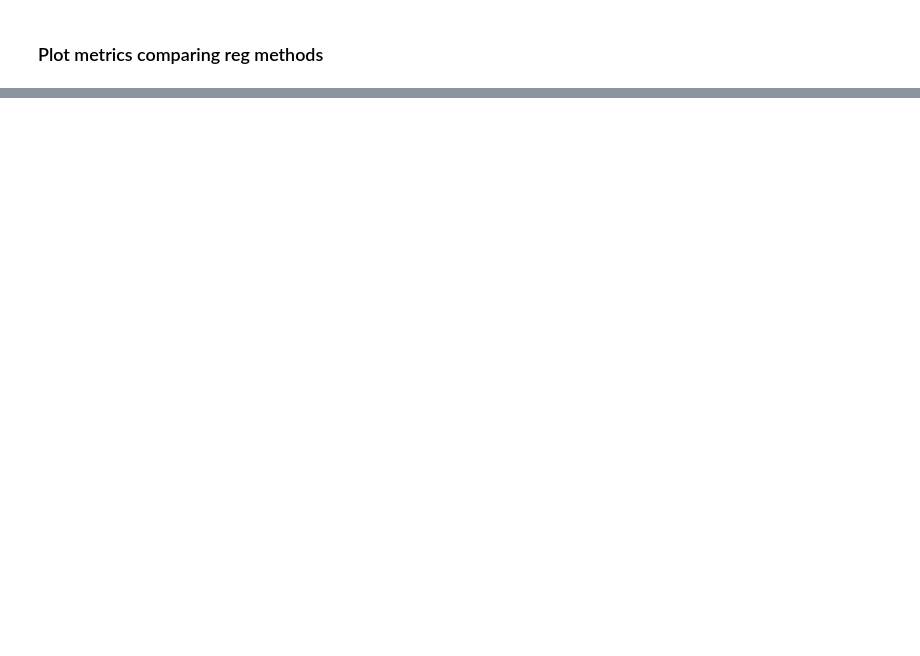
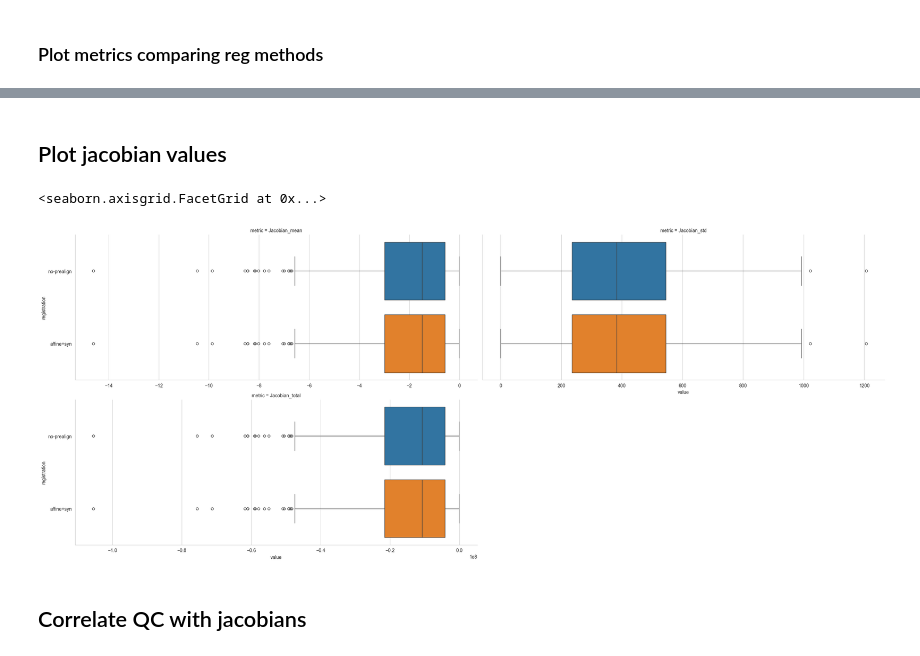
Before and after one commit to nikhil153/nipoppy-dmri-freewater, a Jupyter notebook: plot_diff_metrics.ipynb, the cells around one changed output, grey strips where cells are left out. Cells and saved outputs as stored; diff of their text form; code cells hidden in the pictures; blank space fills up the shorter version.

```diff
--- a/plot_diff_metrics.ipynb
+++ b/plot_diff_metrics.ipynb
@@ -62,0 +151,18 @@ for i, ax in enumerate(axes.flatten()):
+# %% [markdown]
+## Plot jacobian values
+# %%
+sns.set_style("whitegrid")
+
+jacobian_param_list = ["Jacobian_mean","Jacobian_std","Jacobian_total"]
+
+# melt
+plot_df = qc_df.melt(id_vars=["participant_id","registration"], value_vars=jacobian_param_list,
+                      var_name="metric", value_name="value")
+
+sns.catplot(y="registration", x="value", kind="box", hue="registration", col="metric", col_wrap=2,
+            data=plot_df, aspect=2.5, sharex=False)
+# %% [output]
+<seaborn.axisgrid.FacetGrid at 0x...>
+[figure, added]
+# %% [markdown]
+## Correlate QC with jacobians
```
Also changed, not shown: parts of 21 cells of this notebook, 1 other file.
